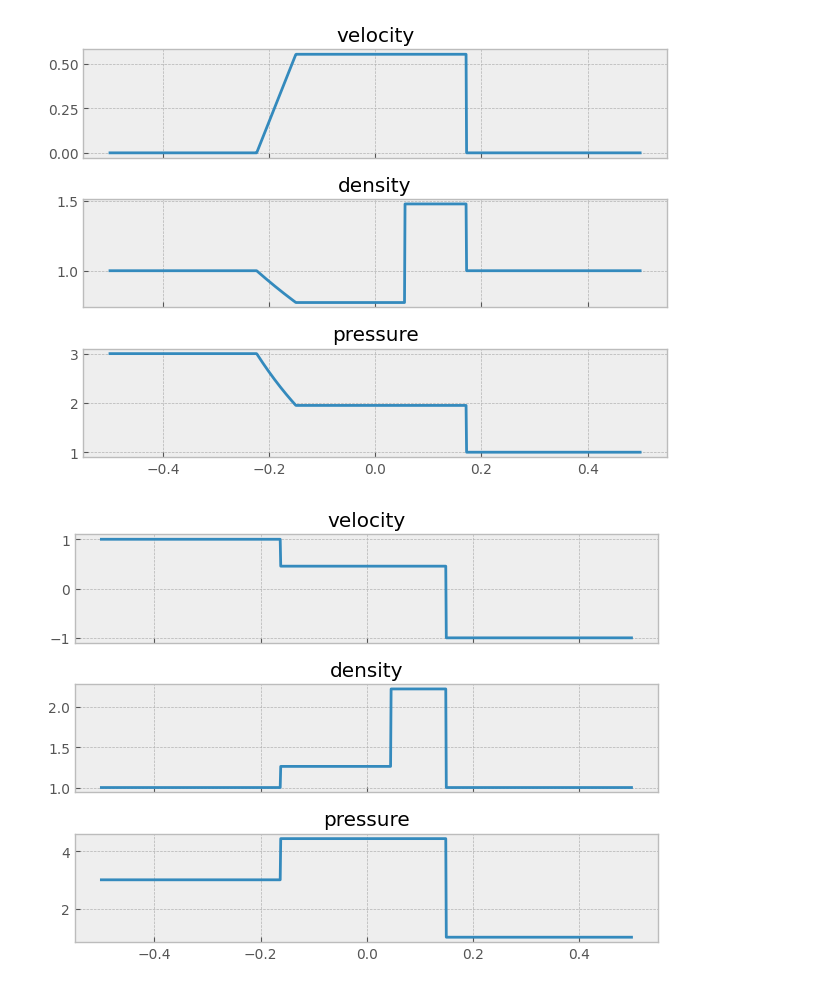
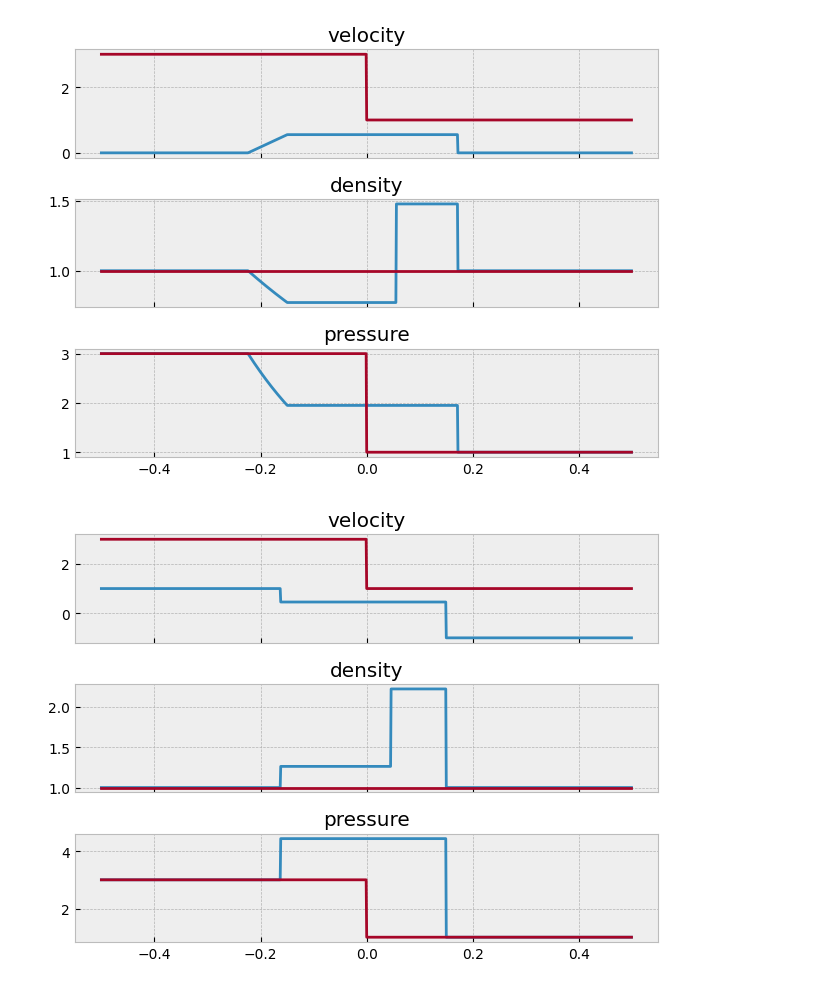
Before and after one commit to SeverinDenisenko/gas-dynamics-numerical-solver, a Jupyter notebook: test.ipynb, the cells around one changed output. Saved outputs shown, nothing was run; the diff lists cells and outputs as text; code cells hidden in the pictures.

```diff
--- a/test.ipynb
+++ b/test.ipynb
@@ -2,40 +2,55 @@
 from pygasdynamics import solver
 from matplotlib import pyplot as plt
 # %%
-def plot_gas_state(argument, density, velocity, pressure):
-    plt.style.use('bmh')
+def plot_gas_state(
+    argument, density, velocity, pressure, density_hll, velocity_hll, pressure_hll
+):
+    plt.style.use("bmh")
     fig, (v, ro, p) = plt.subplots(3, 1, sharex=True)
     fig.subplots_adjust(hspace=0)
     v.set_title("velocity")
     v.plot(argument, velocity)
+    v.plot(argument, pressure_hll)
     ro.set_title("density")
     ro.plot(argument, density)
+    ro.plot(argument, density_hll)
     p.set_title("pressure")
     p.plot(argument, pressure)
+    p.plot(argument, pressure_hll)
     plt.tight_layout()
     plt.show()
 # %%
 # 1 Test
 
-argument, density, velocity, pressure = solver.solve_discontinuity_exact(1, 0, 3,
-                                                                         1, 0, 1,
-                                                                         5/3,
-                                                                         0.0, -0.5, 0.5,
-                                                                         0.1)
-plot_gas_state(argument, density, velocity, pressure)
+argument, density, velocity, pressure = solver.solve_discontinuity_exact(
+    1, 0, 3, 1, 0, 1, 5 / 3, 0.0, -0.5, 0.5, 0.1
+)
+argument_hll, density_hll, velocity_hll, pressure_hll = (
+    solver.solve_discontinuity_numeric(
+        1, 0, 3, 1, 0, 1, 5 / 3, 0.0, -0.5, 0.5, 0.1, 0.9
+    )
+)
+plot_gas_state(
+    argument, density, velocity, pressure, density_hll, velocity_hll, pressure_hll
+)
 # %% [output]
-[figure, old version]
+[figure, new version]
 # %%
 # 2 Test
 
-argument, density, velocity, pressure = solver.solve_discontinuity_exact(1, 1, 3,
-                                                                         1, -1, 1,
-                                                                         5/3,
-                                                                         0.0, -0.5, 0.5,
-                                                                         0.1)
-plot_gas_state(argument, density, velocity, pressure)
+argument, density, velocity, pressure = solver.solve_discontinuity_exact(
+    1, 1, 3, 1, -1, 1, 5 / 3, 0.0, -0.5, 0.5, 0.1
+)
+argument_hll, density_hll, velocity_hll, pressure_hll = (
+    solver.solve_discontinuity_numeric(
+        1, 1, 3, 1, -1, 1, 5 / 3, 0.0, -0.5, 0.5, 0.1, 0.9
+    )
+)
+plot_gas_state(
+    argument, density, velocity, pressure, density_hll, velocity_hll, pressure_hll
+)
 # %% [output]
-[figure, old version]
+[figure, new version]
 # %%
 # 3 Test
 
```
Also changed, not shown: parts of 1 cell of this notebook, 6 other files.
